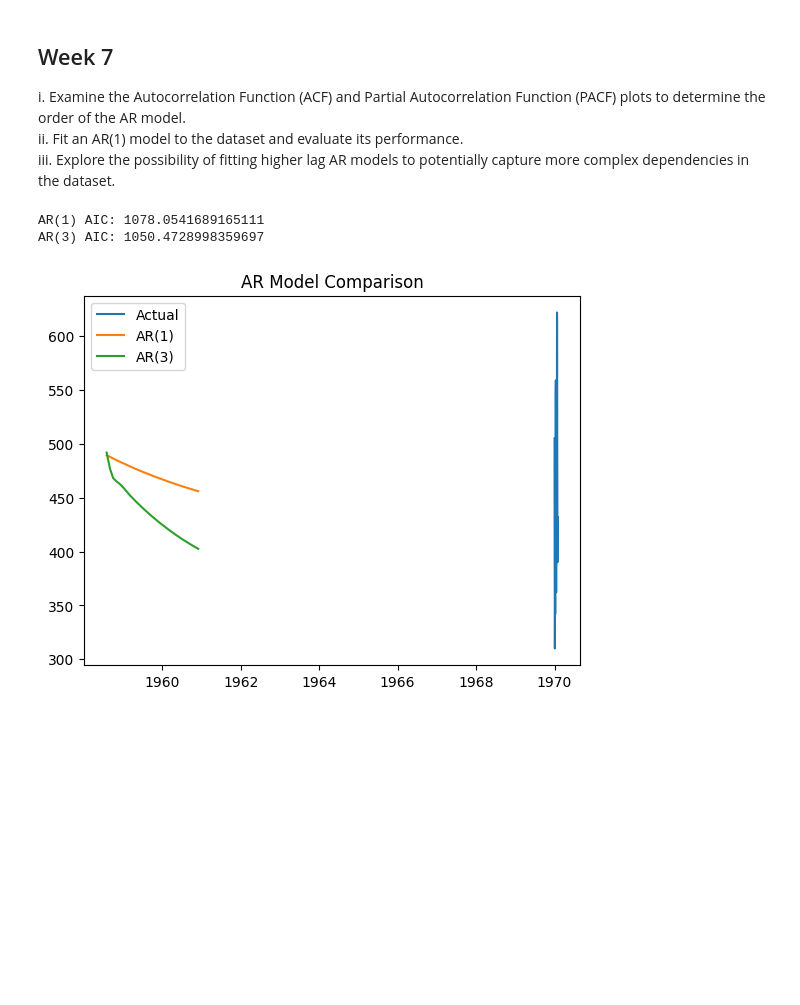
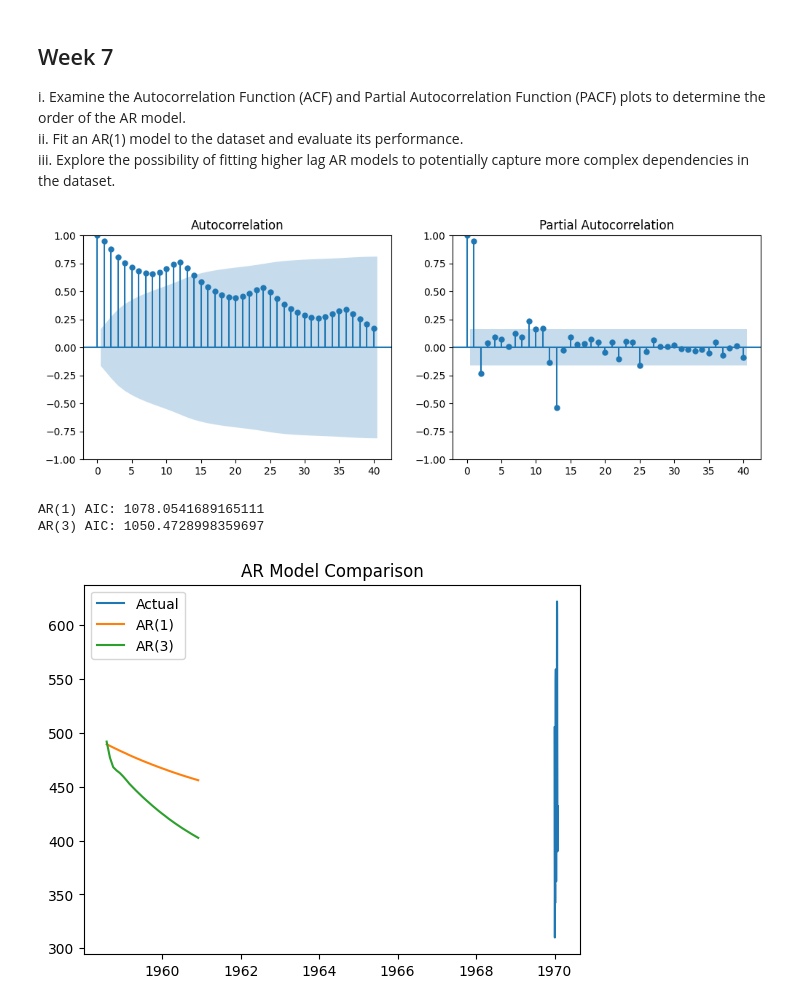
Before and after one commit to Ajitesh-Gupta/TSA-LAB-1BM22AI162, a Jupyter notebook: Week_7.ipynb, the cells around one changed output. Cells and saved outputs as stored; diff of their text form; code cells hidden in the pictures; blank space fills up the shorter version.

```diff
--- a/Week_7.ipynb
+++ b/Week_7.ipynb
@@ -15,31 +15,38 @@ df = pd.read_csv(url, parse_dates=['Month'], index_col='Month')
 data = df['Passengers']
 # %%
 import matplotlib.pyplot as plt
+from statsmodels.graphics.tsaplots import plot_acf, plot_pacf
 from statsmodels.tsa.ar_model import AutoReg
 
 train_size = int(len(data) * 0.8)
 train, test = data[:train_size], data[train_size:]
 
-# i. Examine ACF and PACF (already plotted above)
+# Examine ACF and PACF
+fig, axes = plt.subplots(1, 2, figsize=(12, 4))
+plot_acf(data.dropna(), lags=40, ax=axes[0])
+plot_pacf(data.dropna(), lags=40, ax=axes[1])
+plt.show()
+
 # PACF cuts off at lag p → AR(p) model
 
 # ii. Fit AR(1) model
 ar1_model = AutoReg(train, lags=1).fit()
 ar1_pred = ar1_model.predict(start=len(train), end=len(train)+len(test)-1)
 print(f"AR(1) AIC: {ar1_model.aic}")
 
 # iii. Fit higher lag AR models
 ar3_model = AutoReg(train, lags=3).fit()
 ar3_pred = ar3_model.predict(start=len(train), end=len(train)+len(test)-1)
 print(f"AR(3) AIC: {ar3_model.aic}")
 
 plt.plot(test.values, label='Actual')
 plt.plot(ar1_pred, label='AR(1)')
 plt.plot(ar3_pred, label='AR(3)')
 plt.legend()
 plt.title('AR Model Comparison')
 plt.show()
 # %% [output]
+[figure, new version]
 AR(1) AIC: 1078.0541689165111
 AR(3) AIC: 1050.4728998359697
-[figure, old version]
+[figure, added]
```
